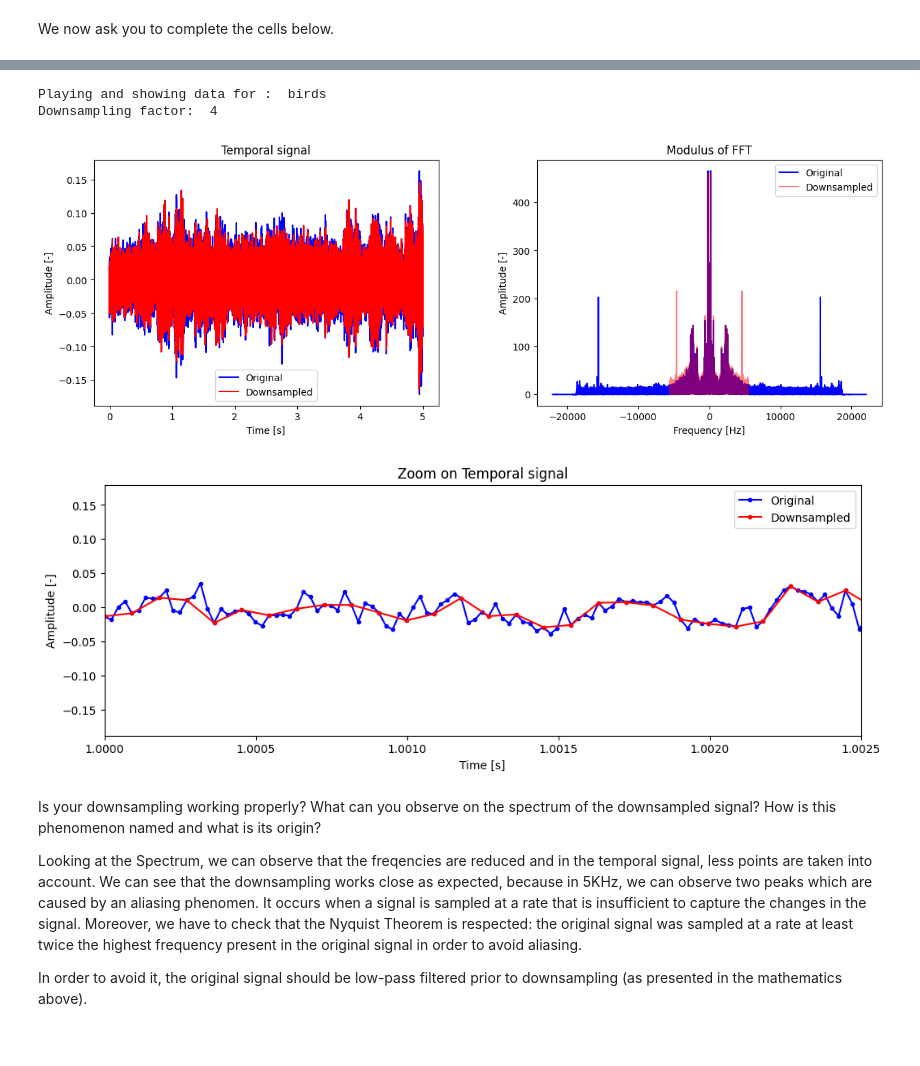
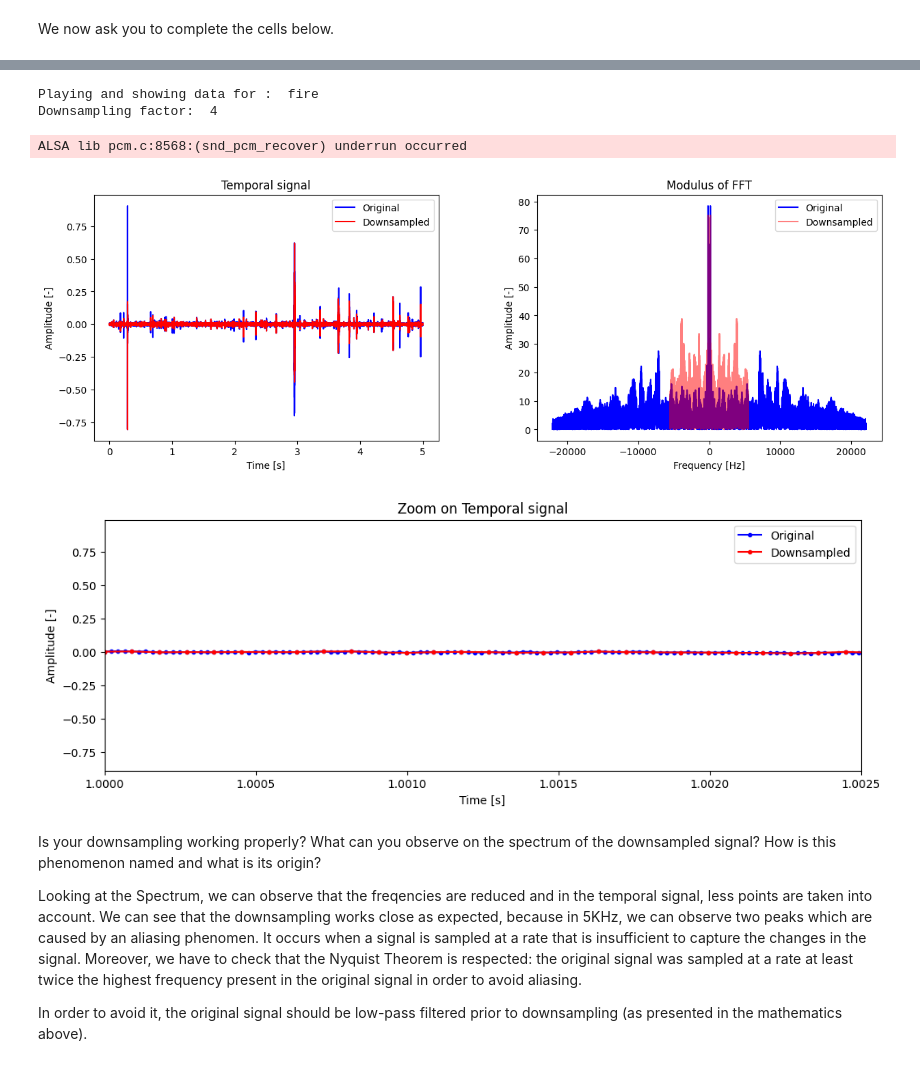
Before and after one commit to LELEC210X/LELEC210X, a Jupyter notebook: classification/h1_feature_vectors.ipynb, the cells around one changed output, grey strips where cells are left out. Cells and saved outputs as stored; diff of their text form; code cells hidden in the pictures.

```diff
--- a/classification/h1_feature_vectors.ipynb
+++ b/classification/h1_feature_vectors.ipynb
@@ -104,32 +104,33 @@ In practice, here is the observed phenomenon when downsampling the spectrum abov
 <center> <img src="figs/downsampling.png" alt=""  width="600" height="300"/> </center>
 # %%
 fs_down = 11025  # Target sampling frequency
-sound = dataset["birds", 2]  # Sound choice
+sound = dataset["fire", 2]  # Sound choice
 
 print("Playing and showing data for : ", get_cls_from_path(sound))
 x, fs = sf.read(sound)
 
 
 M = fs // fs_down  # Downsampling factor
 print("Downsampling factor: ", M)
 
 ### TO COMPLETE
 ### Downsample "audio"
 
 x_naive_down = []
 for i in range(x.size):
     if i % M == 0:
         x_naive_down.append(x[i])
 
 def cheat_downsampling(x, M):
     return signal.decimate(x, M)
 
 plot_audio(x, x_naive_down, fs, fs_down)  # Function call
 # %% [output]
-Playing and showing data for :  birds
+Playing and showing data for :  fire
 Downsampling factor:  4
+ALSA lib pcm.c:8568:(snd_pcm_recover) underrun occurred
-[figure, old version]
+[figure, new version]
-[figure, old version]
+[figure, new version]
 # %% [markdown]
 Is your downsampling working properly? What can you observe on the spectrum of the downsampled signal? How is this phenomenon named and what is its origin?
 
```
Also changed, not shown: parts of 9 cells of this notebook, 2 other files.
